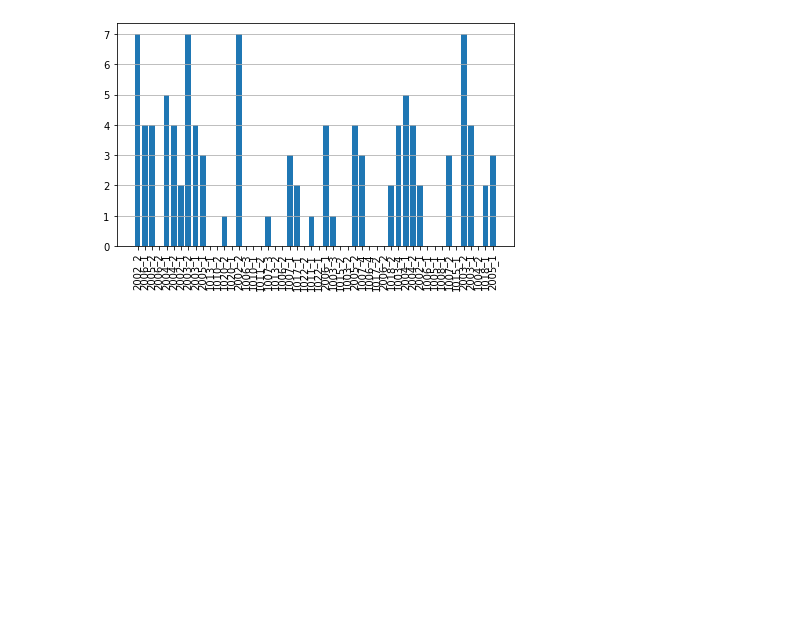
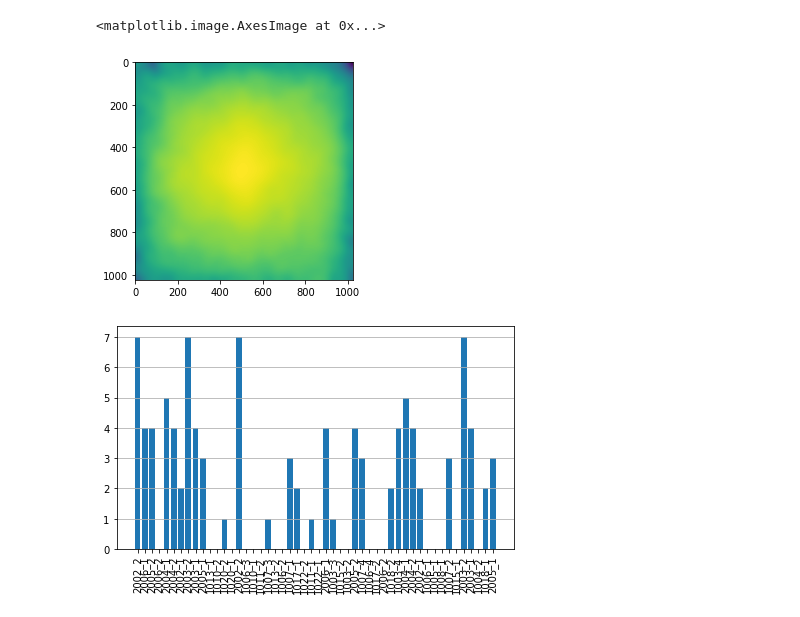
Before and after one commit to klean2050/cvi-eye-tracking, a Jupyter notebook: explore.ipynb, the cells around one changed output. Saved outputs shown, nothing was run; the diff lists cells and outputs as text; code cells hidden in the pictures; blank space fills up the shorter version.

```diff
--- a/explore.ipynb
+++ b/explore.ipynb
@@ -22,3 +22,9 @@ Using cache found in /home/kavra/.cache/torch/hub/pytorch_vision_v0.6.0
+# %%
+centerbias_template = np.load("centerbias_mit1003.npy")
+plt.imshow(centerbias_template)
+# %% [output]
+<matplotlib.image.AxesImage at 0x...>
+[figure, added]
 # %%
 sub0 = Subject(root, "1003_3")
 data0, fr0 = sub0.extract_data(trial, vel=False)
```
Also changed, not shown: parts of 1 cell of this notebook, 4 other files.
